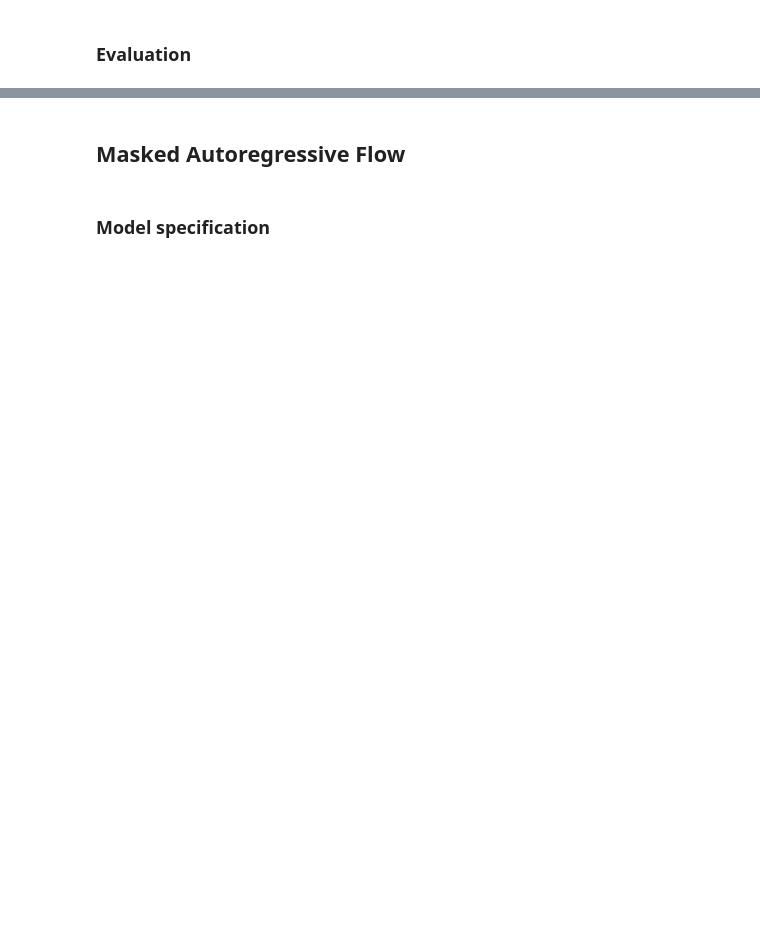
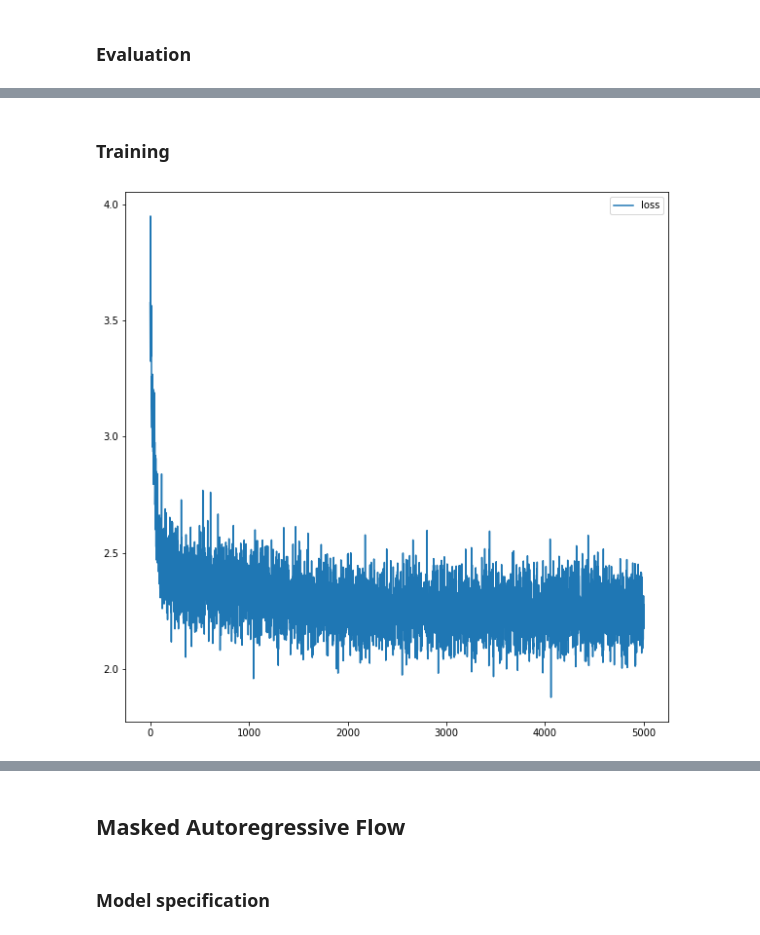
Before and after one commit to VincentStimper/normalizing-flows, a Jupyter notebook: examples/conditional_flow.ipynb, the cells around one changed output, grey strips where cells are left out. Saved outputs shown, nothing was run; the diff lists cells and outputs as text; code cells hidden in the pictures; blank space fills up the shorter version.

```diff
--- a/examples/conditional_flow.ipynb
+++ b/examples/conditional_flow.ipynb
@@ -136,0 +178,39 @@ plt.show()
+# %% [markdown]
+### Training
+# %%
+# Train model
+max_iter = 5000
+batch_size= 128
+
+loss_hist = np.array([])
+
+optimizer = torch.optim.Adam(model.parameters(), lr=3e-4, weight_decay=1e-5)
+
+
+for it in tqdm(range(max_iter)):
+    optimizer.zero_grad()
+
+    # Get training samples
+    context = torch.cat([torch.randn((batch_size, 2), device=device),
+                         0.5 + 0.5 * torch.rand((batch_size, 2), device=device)],
+                        dim=-1)
+    x = target.sample(batch_size, context)
+
+    # Compute loss
+    loss = model.forward_kld(x, context)
+
+    # Do backprop and optimizer step
+    if ~(torch.isnan(loss) | torch.isinf(loss)):
+        loss.backward()
+        optimizer.step()
+
+    # Log loss
+    loss_hist = np.append(loss_hist, loss.to('cpu').data.numpy())
+
+# Plot loss
+plt.figure(figsize=(10, 10))
+plt.plot(loss_hist, label='loss')
+plt.legend()
+plt.show()
+# %% [output]
+[figure, added]
```
Also changed, not shown: parts of 10 cells of this notebook, 3 other files.
